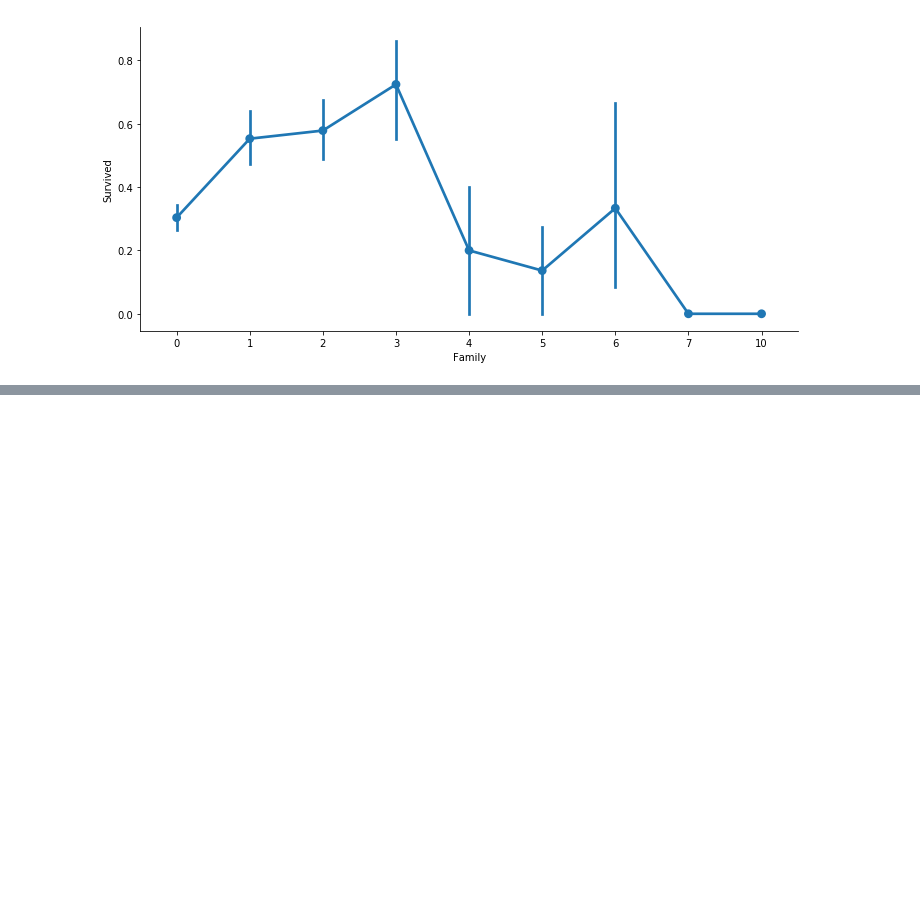
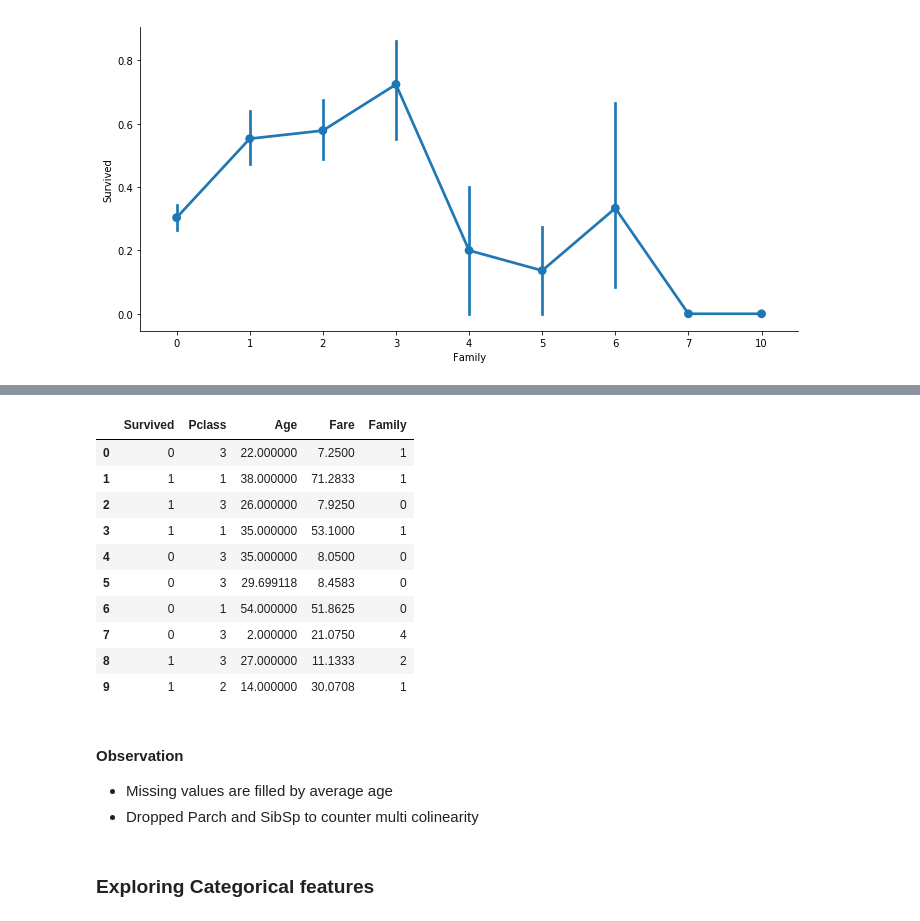
Before and after one commit to divyu135/EDA-Titanic, a Jupyter notebook: EDA_titanic_practice.ipynb, the cells around one changed output, grey strips where cells are left out. Cells and saved outputs as stored; diff of their text form; code cells hidden in the pictures; blank space fills up the shorter version.

Commit message:
Cleaning and Exploring categorical fetures

```diff
--- a/EDA_titanic_practice.ipynb
+++ b/EDA_titanic_practice.ipynb
@@ -148,0 +150,5 @@ sns.catplot(x='Family', y='Survived', data = titanic, kind='point', aspect=2)
+# %%
+# Fill missing age value with average of age
+
+titanic["Age"].fillna(titanic["Age"].mean(), inplace=True)
+titanic.isnull().sum()
@@ -148,0 +164,21 @@ sns.catplot(x='Family', y='Survived', data = titanic, kind='point', aspect=2)
+# %%
+titanic.drop(['Parch','SibSp'],axis=1,inplace=True)
+titanic.head(10)
+# %% [output]
+|  | Survived | Pclass | Age | Fare | Family |
+| 0 | 0 | 3 | 22.000000 | 7.2500 | 1 |
+| 1 | 1 | 1 | 38.000000 | 71.2833 | 1 |
+| 2 | 1 | 3 | 26.000000 | 7.9250 | 0 |
+| 3 | 1 | 1 | 35.000000 | 53.1000 | 1 |
+| 4 | 0 | 3 | 35.000000 | 8.0500 | 0 |
+| 5 | 0 | 3 | 29.699118 | 8.4583 | 0 |
+| 6 | 0 | 1 | 54.000000 | 51.8625 | 0 |
+| 7 | 0 | 3 | 2.000000 | 21.0750 | 4 |
+| 8 | 1 | 3 | 27.000000 | 11.1333 | 2 |
+| 9 | 1 | 2 | 14.000000 | 30.0708 | 1 |
+# %% [markdown]
+#### Observation
+ - Missing values are filled by average age
+ - Dropped Parch and SibSp to counter multi colinearity
+# %% [markdown]
+### Exploring Categorical features
```
Also changed, not shown: parts of 17 cells of this notebook.
